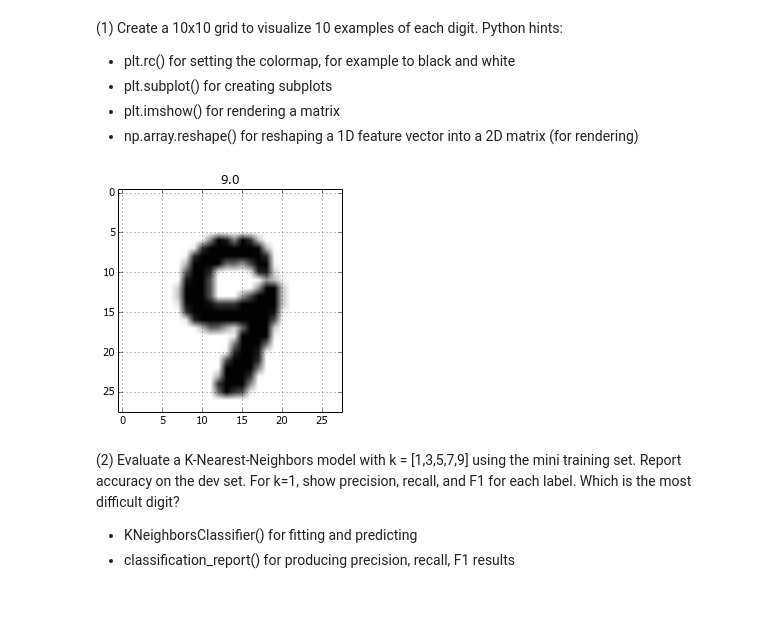
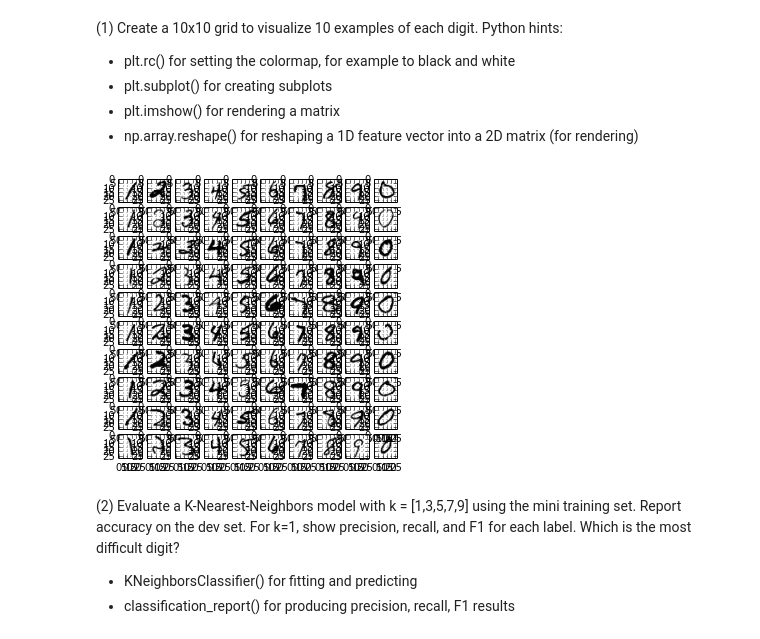
Before and after one commit to dails08/finna-be-avenger, a Jupyter notebook: chris_dailey_p1.ipynb, the cells around one changed output. Drawn from its saved outputs; the diff is of its cells as text; code cells hidden in the pictures; blank space fills up the shorter version.

Commit message:
Breakthrough with plotting

```diff
--- a/chris_dailey_p1.ipynb
+++ b/chris_dailey_p1.ipynb
@@ -72,35 +72,40 @@ label shape: (70000,)
 # %%
 #def P1(num_examples=10):
 
 ### STUDENT START ###
 
 grid = []
 for i in range(0,10):
     grid.append([])
 
 count = 0
 
 for i in range(0, len(X)):
     if (len(grid[int(Y[i])]) < 10):
         grid[int(Y[i])].append(X[i])
         count = count + 1
         if (count >= 100):
             break
 
 
 plt.rc("image", cmap = "Greys")
-plt.title(Y[1])
-plt.imshow(X[1].reshape(28,28))#, cmap = "Greys")
-plt.grid(True)
+plt.figure(figsize = (10,10))
 
+for i in range(10):
+    #plt.title(int(Y[1]))
+    for j in range(10):
+        plt.subplot(10,10,i*10 + j)
+        plt.imshow(grid[j][i].reshape(28,28))
+        #plt.axis("off")
+        plt.grid(True)
 plt.show()
 
 
 ### STUDENT END ###
 
 #P1(10)
 # %% [output]
-[figure, old version]
+[figure, new version]
 # %% [markdown]
 (2) Evaluate a K-Nearest-Neighbors model with k = [1,3,5,7,9] using the mini training set. Report accuracy on the dev set. For k=1, show precision, recall, and F1 for each label. Which is the most difficult digit?
 
```
